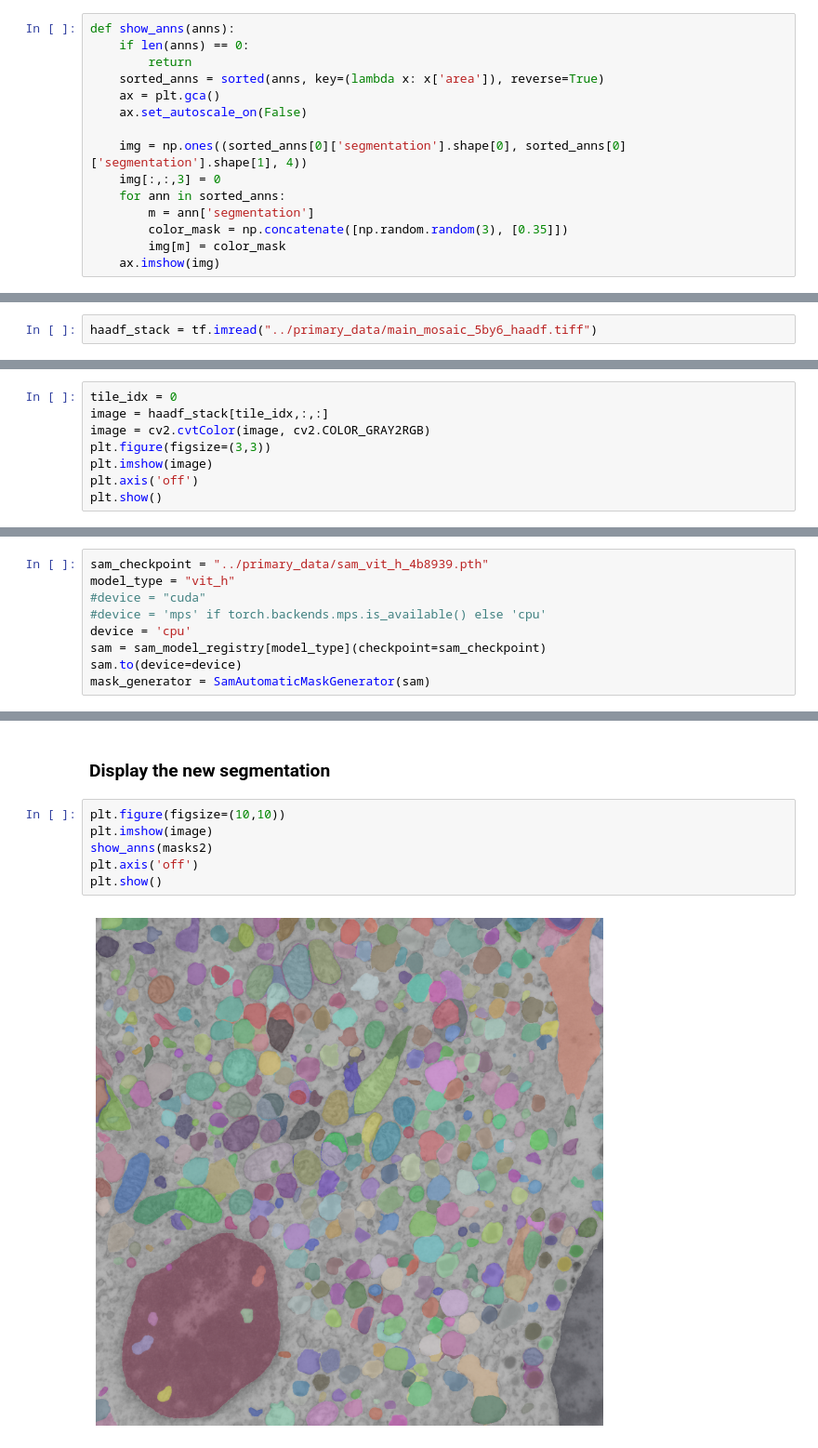
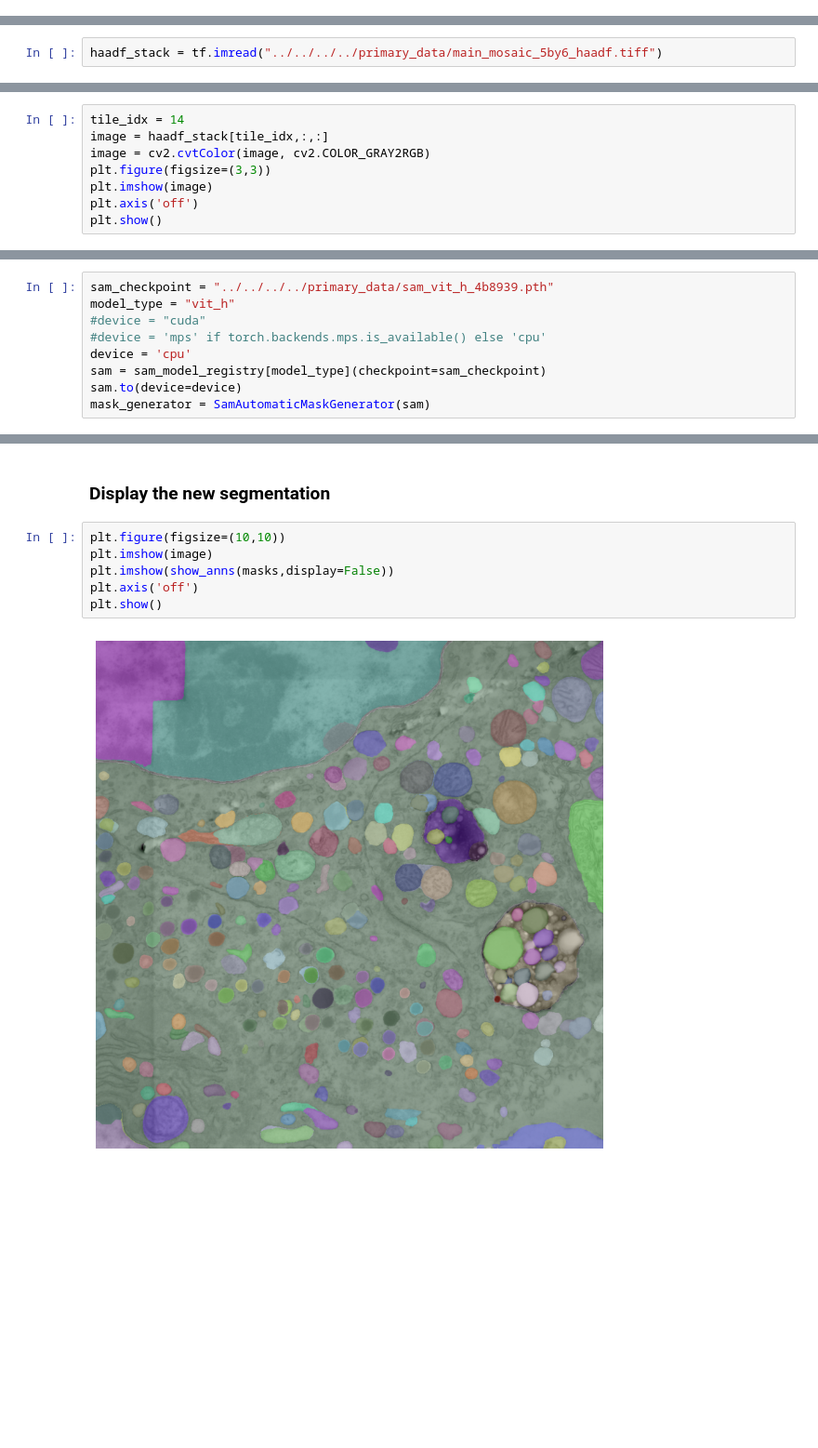
Before and after one commit to amjams/Identify, a Jupyter notebook: scripts/data_analysis/segmentation/demo_SAM_haadf.ipynb, the cells around one changed output, grey strips where cells are left out. Shown at 93% size. Saved outputs shown, nothing was run; the diff lists cells and outputs as text; blank space fills up the shorter version.

```diff
--- a/scripts/data_analysis/segmentation/demo_SAM_haadf.ipynb
+++ b/scripts/data_analysis/segmentation/demo_SAM_haadf.ipynb
@@ -14,29 +17,14 @@ print("CUDA is available:", torch.cuda.is_available())
 PyTorch version: 2.0.1
 Torchvision version: 0.15.2
 CUDA is available: False
-# %%
-def show_anns(anns):
-    if len(anns) == 0:
-        return
-    sorted_anns = sorted(anns, key=(lambda x: x['area']), reverse=True)
-    ax = plt.gca()
-    ax.set_autoscale_on(False)
-
-    img = np.ones((sorted_anns[0]['segmentation'].shape[0], sorted_anns[0]['segmentation'].shape[1], 4))
-    img[:,:,3] = 0
-    for ann in sorted_anns:
-        m = ann['segmentation']
-        color_mask = np.concatenate([np.random.random(3), [0.35]])
-        img[m] = color_mask
-    ax.imshow(img)
 # %% [markdown]
 ### Load the stack of HAADF images
 # %%
-haadf_stack = tf.imread("../primary_data/main_mosaic_5by6_haadf.tiff")
+haadf_stack = tf.imread("../../../../primary_data/main_mosaic_5by6_haadf.tiff")
 # %% [markdown]
 ### Get and inspect a single tile
 # %%
-tile_idx = 0
+tile_idx = 14
 image = haadf_stack[tile_idx,:,:]
 image = cv2.cvtColor(image, cv2.COLOR_GRAY2RGB)
 plt.figure(figsize=(3,3))
@@ -48,7 +36,7 @@ plt.show()
 # %% [markdown]
 ### Automatic mask generator
 # %%
-sam_checkpoint = "../primary_data/sam_vit_h_4b8939.pth"
+sam_checkpoint = "../../../../primary_data/sam_vit_h_4b8939.pth"
 model_type = "vit_h"
 #device = "cuda"
 #device = 'mps' if torch.backends.mps.is_available() else 'cpu'
@@ -99,8 +87,8 @@ len(masks2)
 # %%
 plt.figure(figsize=(10,10))
 plt.imshow(image)
-show_anns(masks2)
+plt.imshow(show_anns(masks,display=False))
 plt.axis('off')
 plt.show()
 # %% [output]
-[figure, old version]
+[figure, new version]
```
Also changed, not shown: parts of 6 cells of this notebook, 2 other files.
